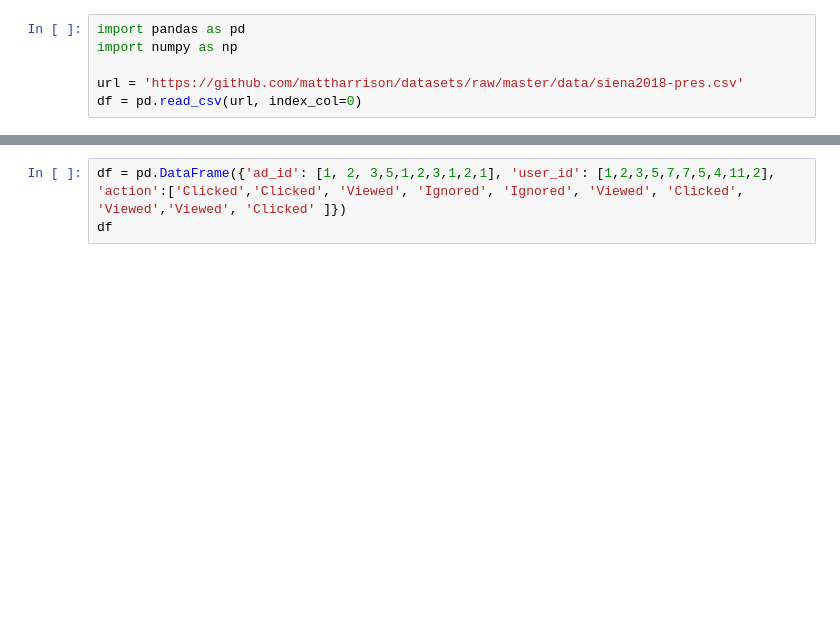
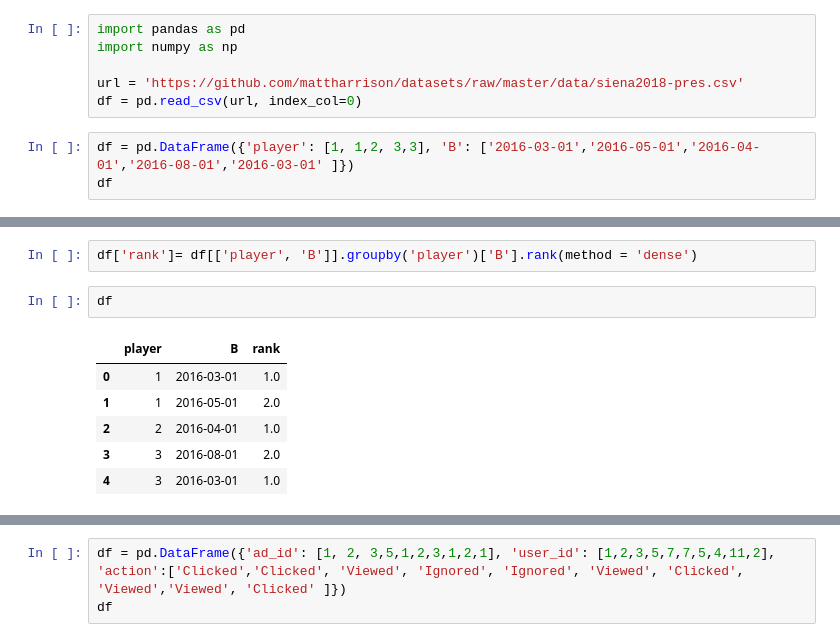
Before and after one commit to stevechengnyc/effective-pandas, a Jupyter notebook: 22-dealing-with-missing-and-duplicated-data.ipynb, the cells around one changed output, grey strips where cells are left out. Saved outputs shown, nothing was run; the diff lists cells and outputs as text; blank space fills up the shorter version.

```diff
--- a/22-dealing-with-missing-and-duplicated-data.ipynb
+++ b/22-dealing-with-missing-and-duplicated-data.ipynb
@@ -6,3 +6,6 @@ import numpy as np
 
 url = 'https://github.com/mattharrison/datasets/raw/master/data/siena2018-pres.csv'
 df = pd.read_csv(url, index_col=0)
+# %%
+df = pd.DataFrame({'player': [1, 1,2, 3,3], 'B': ['2016-03-01','2016-05-01','2016-04-01','2016-08-01','2016-03-01' ]})
+df
@@ -8,0 +28,11 @@ df = pd.read_csv(url, index_col=0)
+# %%
+df['rank']= df[['player', 'B']].groupby('player')['B'].rank(method = 'dense')
+# %%
+df
+# %% [output]
+|  | player | B | rank |
+| 0 | 1 | 2016-03-01 | 1.0 |
+| 1 | 1 | 2016-05-01 | 2.0 |
+| 2 | 2 | 2016-04-01 | 1.0 |
+| 3 | 3 | 2016-08-01 | 2.0 |
+| 4 | 3 | 2016-03-01 | 1.0 |
```
Also changed, not shown: parts of 17 cells of this notebook.
